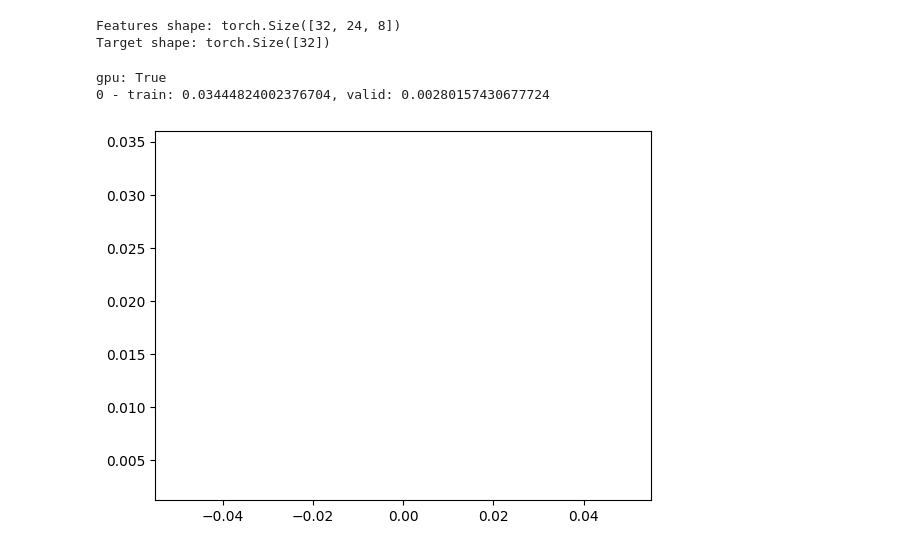
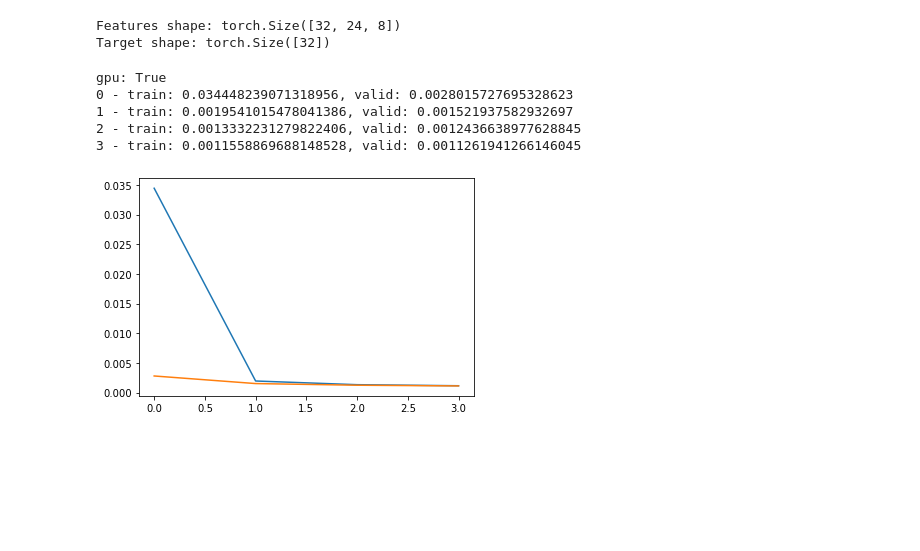
Before and after one commit to Anderzz/it3030, a Jupyter notebook: assignment2/learning2.ipynb, the cells around one changed output. Drawn from its saved outputs; the diff is of its cells as text; code cells hidden in the pictures; blank space fills up the shorter version.

```diff
--- a/assignment2/learning2.ipynb
+++ b/assignment2/learning2.ipynb
@@ -183,7 +306,7 @@ num_hidden_units = 16
 model = LSTMModel(num_features=len(features), hidden_units=num_hidden_units, use_cuda=USE_CUDA).to(device)
 
 lr = 4e-4
-n_epochs = 1
+n_epochs = 4
 criterion = nn.MSELoss().to(device)
 optimizer = torch.optim.Adam(model.parameters(), lr=lr)
 
@@ -200,35 +323,38 @@ for epoch in range(n_epochs):
         x = x.to(device)
         y = y.squeeze().to(device)
         #print(f"x shape: {x.shape}, y shape: {y.shape}")
         #print(x)
         preds = model(x)#.squeeze()
         #print(f"preds shape: {preds.shape}")
         loss = criterion(preds, y)
         train_loss += loss.item()
         loss.backward()
         optimizer.step()
     epoch_loss = train_loss / len(train_loader)
     t_losses.append(epoch_loss)
 
     # validation
     model.eval()
     for x, y in val_loader:
         with torch.no_grad():
             x = x.to(device)
             y = y.squeeze().to(device)
             preds = model(x).squeeze()
             error = criterion(preds, y)
         val_loss += error.item()
     val_loss = val_loss / len(val_loader)
     v_losses.append(val_loss)
 
     print(f'{epoch} - train: {epoch_loss}, valid: {val_loss}')
 
 plot_losses(t_losses, v_losses)
 # %% [output]
 gpu: True
-0 - train: 0.03444824002376704, valid: 0.00280157430677724
+0 - train: 0.034448239071318956, valid: 0.0028015727695328623
+1 - train: 0.0019541015478041386, valid: 0.001521937582932697
+2 - train: 0.0013332231279822406, valid: 0.0012436638977628845
+3 - train: 0.0011558869688148528, valid: 0.0011261941266146045
-[figure, old version]
+[figure, new version]
 # %%
 def make_predictions_from_dataloader(model, unshuffled_dataloader):
   model.eval()
```
Also changed, not shown: parts of 10 cells of this notebook, 2 other files.
